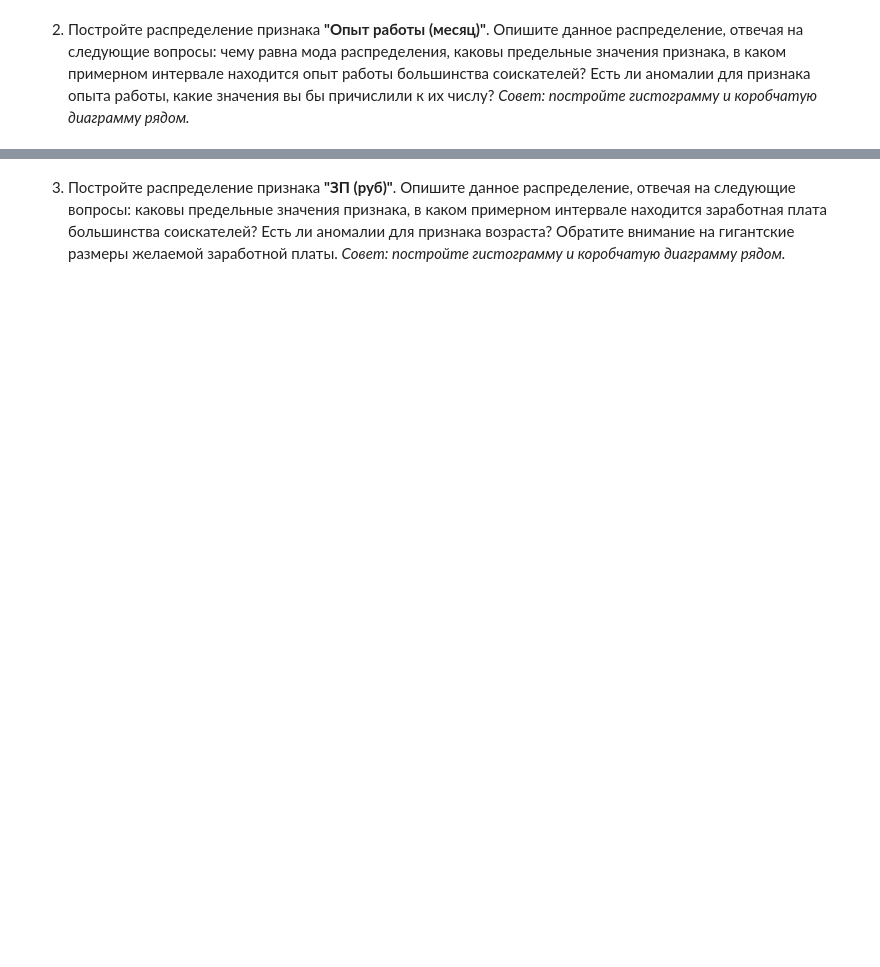
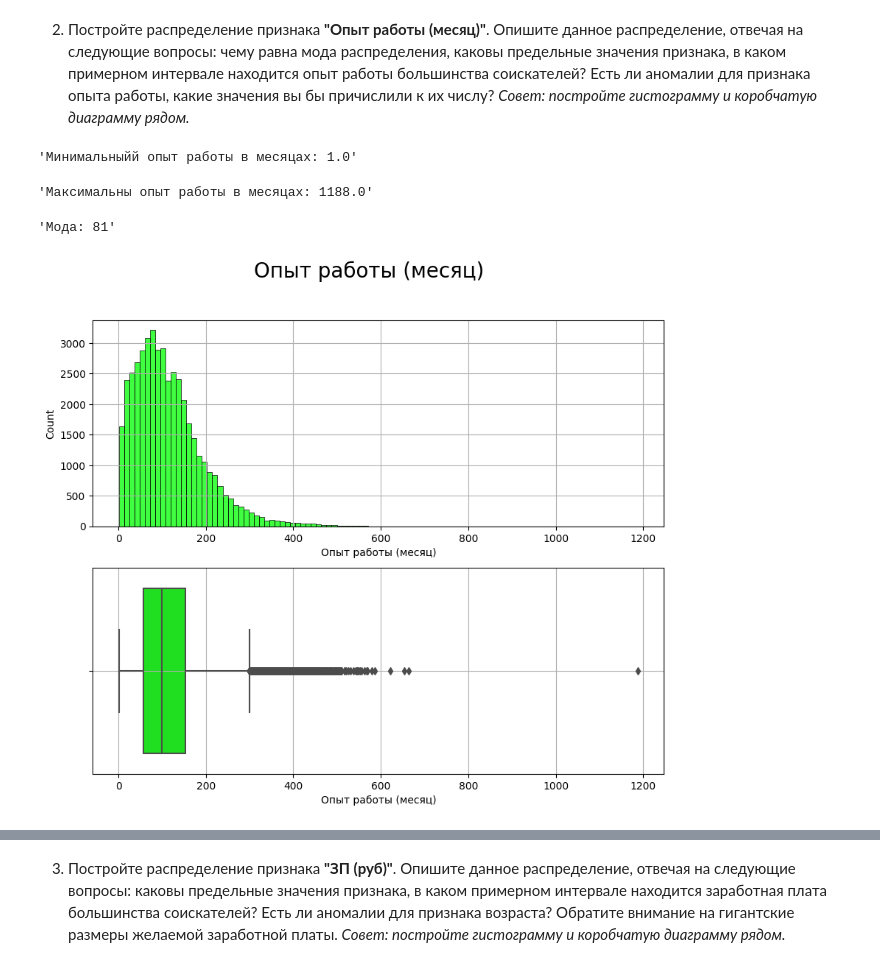
Before and after one commit to ASGlazyrin/ASG_SF_Rep, a Jupyter notebook: project_1/Project-1.ipynb, the cells around one changed output, grey strips where cells are left out. Drawn from its saved outputs; the diff is of its cells as text; code cells hidden in the pictures; blank space fills up the shorter version.

```diff
--- a/project_1/Project-1.ipynb
+++ b/project_1/Project-1.ipynb
@@ -440,4 +499,32 @@ hh_data = hh_data.drop(['ЗП','Обновление резюме','ЗП вал
 *Совет: постройте гистограмму и коробчатую диаграмму рядом.*
 # %%
 # ваш код здесь
+
+#Определение точных предельных значений и моды
+display('Минимальныйй опыт работы в месяцах: ' + str(hh_data['Опыт работы (месяц)'].min()))
+display('Максимальны опыт работы в месяцах: ' + str(hh_data['Опыт работы (месяц)'].max()))
+display('Мода: ' + str(int(hh_data['Опыт работы (месяц)'].mode())))
+
+fig, axes = plt.subplots(nrows=2, ncols=1, figsize=(10, 8))
+fig.suptitle('Опыт работы (месяц)', fontsize=20)
+sns.histplot(
+    data=hh_data,
+    x='Опыт работы (месяц)',
+    bins=100,
+    color='lime',
+    ax=axes[0]
+);
+axes[0].grid()
+sns.boxplot(
+    data=hh_data,
+    x='Опыт работы (месяц)',
+    color='lime',
+    ax=axes[1]
+);
+axes[1].grid()
+# %% [output]
+'Минимальныйй опыт работы в месяцах: 1.0'
+'Максимальны опыт работы в месяцах: 1188.0'
+'Мода: 81'
+[figure, added]
 # %% [markdown]
```
Also changed, not shown: parts of 28 cells of this notebook.
